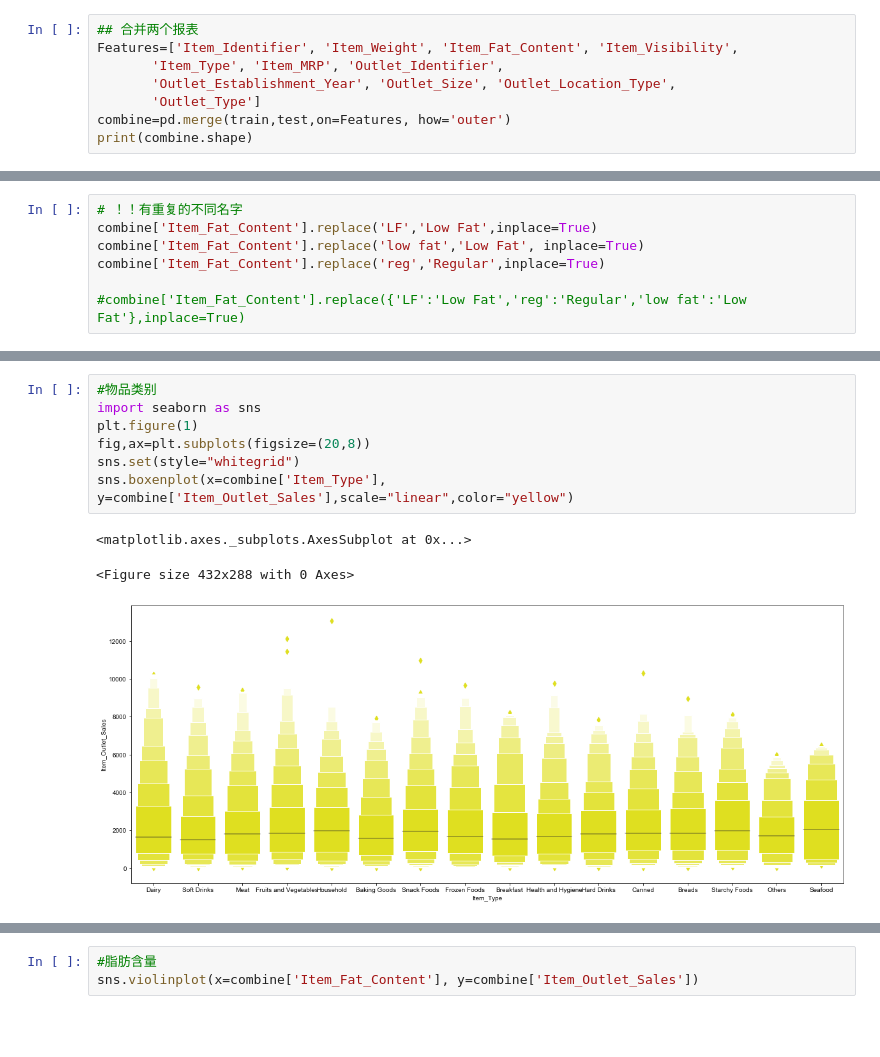
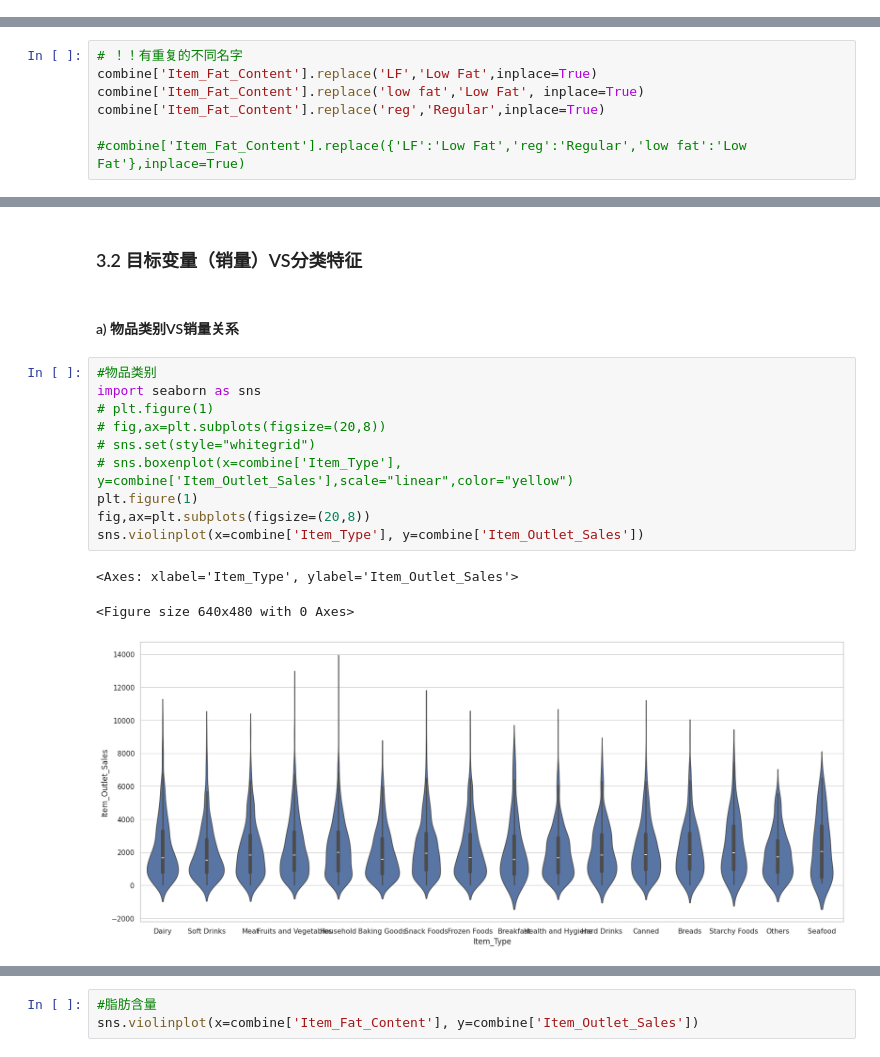
Before and after one commit to eevv2333/Study-Projects, a Jupyter notebook: Big Mart Sales prediction 商场销售预测分析项目/EDA_2022_Completed.ipynb, the cells around one changed output, grey strips where cells are left out. Saved outputs shown, nothing was run; the diff lists cells and outputs as text; blank space fills up the shorter version.

```diff
--- a/Big Mart Sales prediction 商场销售预测分析项目/EDA_2022_Completed.ipynb
+++ b/Big Mart Sales prediction 商场销售预测分析项目/EDA_2022_Completed.ipynb
@@ -64,8 +101,0 @@ test没有'Item_Outlet_Sales'一项
-# %%
-## 合并两个报表
-Features=['Item_Identifier', 'Item_Weight', 'Item_Fat_Content', 'Item_Visibility',
-       'Item_Type', 'Item_MRP', 'Outlet_Identifier',
-       'Outlet_Establishment_Year', 'Outlet_Size', 'Outlet_Location_Type',
-       'Outlet_Type']
-combine=pd.merge(train,test,on=Features, how='outer')
-print(combine.shape)
@@ -269,11 +273,19 @@ ax.scatter(combine['Item_MRP'], combine['Item_Outlet_Sales'],color='pink')
+# %% [markdown]
+### 3.2 目标变量（销量）VS分类特征
+# %% [markdown]
+
+#### a) 物品类别VS销量关系
 # %%
 #物品类别
 import seaborn as sns
+# plt.figure(1)
+# fig,ax=plt.subplots(figsize=(20,8))
+# sns.set(style="whitegrid")
+# sns.boxenplot(x=combine['Item_Type'], y=combine['Item_Outlet_Sales'],scale="linear",color="yellow")
 plt.figure(1)
 fig,ax=plt.subplots(figsize=(20,8))
-sns.set(style="whitegrid")
-sns.boxenplot(x=combine['Item_Type'], y=combine['Item_Outlet_Sales'],scale="linear",color="yellow")
+sns.violinplot(x=combine['Item_Type'], y=combine['Item_Outlet_Sales'])
 # %% [output]
-<matplotlib.axes._subplots.AxesSubplot at 0x...>
+<Axes: xlabel='Item_Type', ylabel='Item_Outlet_Sales'>
-<Figure size 432x288 with 0 Axes>
+<Figure size 640x480 with 0 Axes>
-[figure, old version]
+[figure, new version]
```
Also changed, not shown: parts of 190 cells of this notebook.
